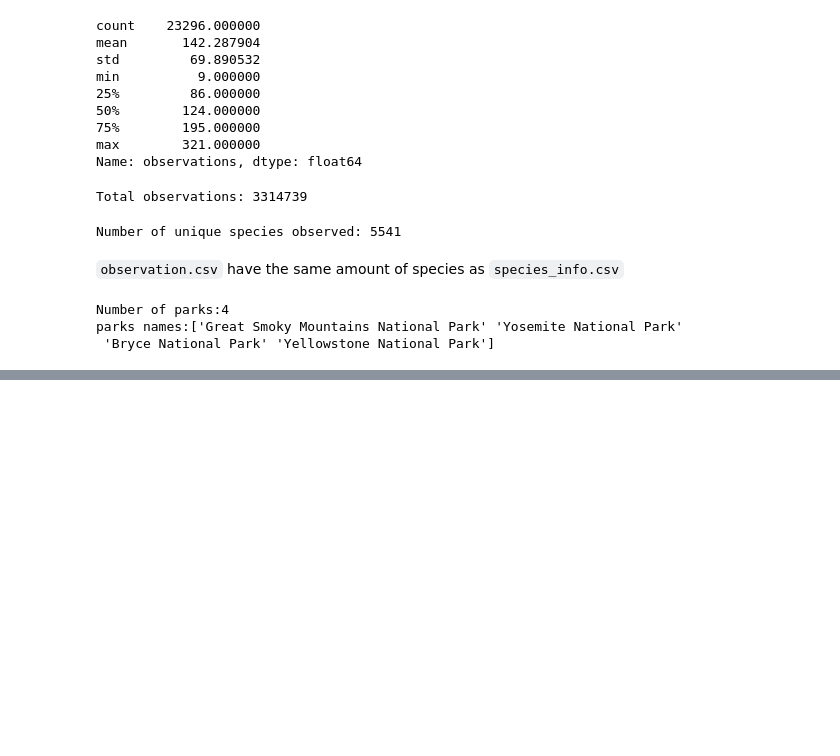
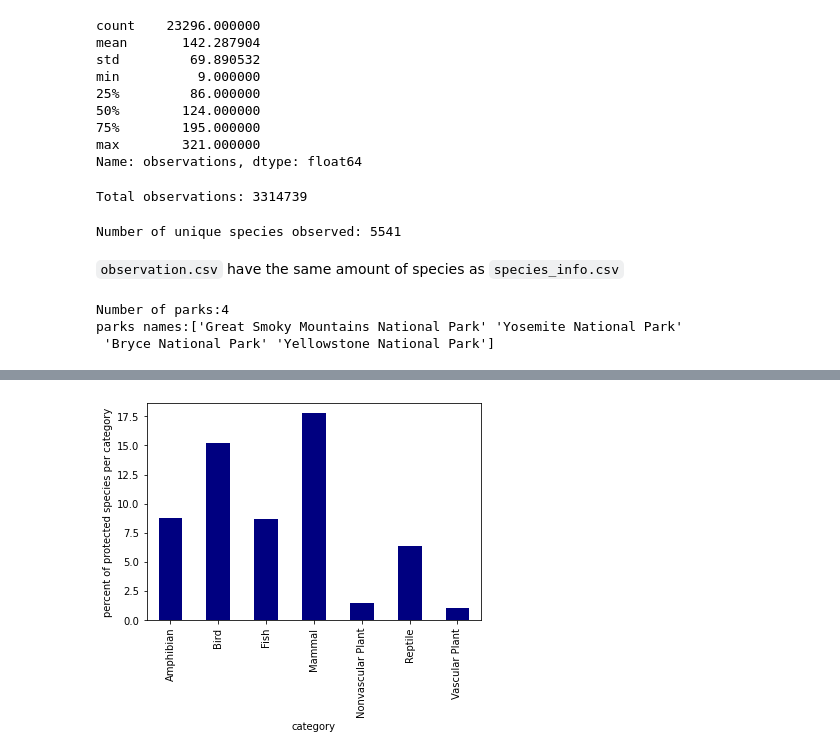
Before and after one commit to LucasArg00/biodiversity_codeacademy, a Jupyter notebook: biodiversity.ipynb, the cells around one changed output, grey strips where cells are left out. Saved outputs shown, nothing was run; the diff lists cells and outputs as text; code cells hidden in the pictures; blank space fills up the shorter version.

```diff
--- a/biodiversity.ipynb
+++ b/biodiversity.ipynb
@@ -194,0 +268,8 @@ parks names:['Great Smoky Mountains National Park' 'Yosemite National Park'
+# %%
+protected["without_concerns"] = species[["category", "conservation_status"]]\
+    [species.conservation_status == "without concerns"]\
+    .groupby("category").count()
+
+protected['protected_percent'] = 100 * protected.conservation_status / (protected.conservation_status + protected.without_concerns)
+
+protected
@@ -194,0 +286,6 @@ parks names:['Great Smoky Mountains National Park' 'Yosemite National Park'
+# %%
+protected['protected_percent'].plot(kind='bar', colormap="jet")
+plt.ylabel("percent of protected species per category")
+plt.show()
+# %% [output]
+[figure, added]
```
Also changed, not shown: parts of 12 cells of this notebook.
